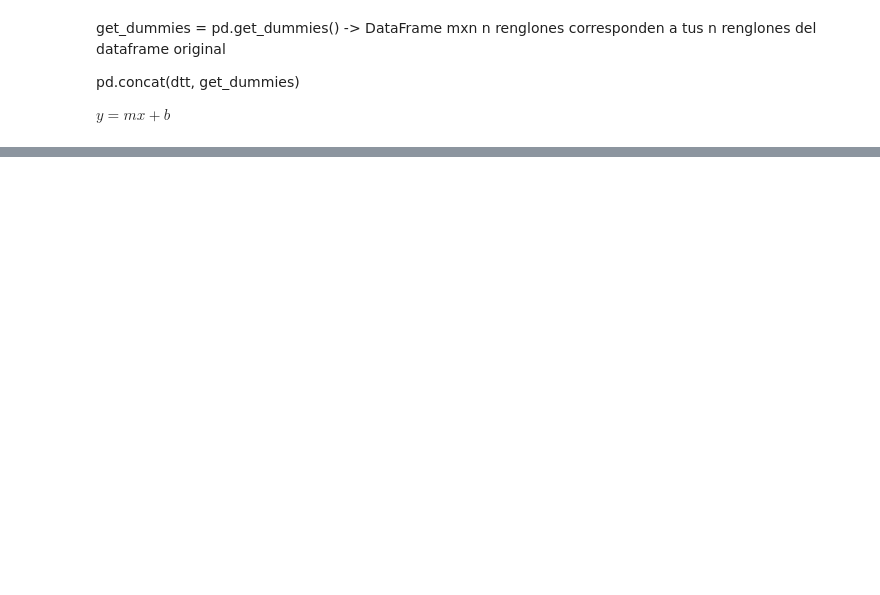
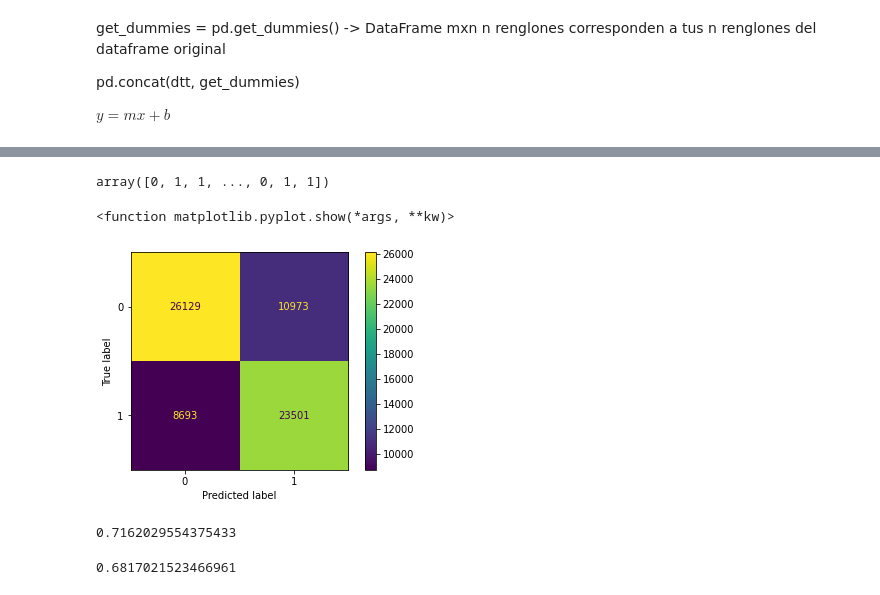
Before and after one commit to JulinkG/Modelos_supervisados_y_nosupervisados, a Jupyter notebook: ModeloS.ipynb, the cells around one changed output, grey strips where cells are left out. Cells and saved outputs as stored; diff of their text form; code cells hidden in the pictures; blank space fills up the shorter version.

```diff
--- a/ModeloS.ipynb
+++ b/ModeloS.ipynb
@@ -86,5 +72,5 @@ $y = mx+b$
 # %%
 #Primer paso: convertimos todas las variables categoricas a numéricas, quitando la columna precios y añadiendo variables dummies
 dtt_fin=dtt[['region','type','sqfeet','beds','baths','cats_allowed','dogs_allowed','smoking_allowed','wheelchair_access','electric_vehicle_charge','comes_furnished','category_prices']]
-dtt_fin['category_prices'].replace(['low', 'medium', 'high'], [1,2,3])
+dtt_fin['category_prices']=dtt_fin['category_prices'].replace(['low', 'medium', 'high'], [1,0,0])
 # %% [output]
@@ -121,2 +100,3 @@ from sklearn.model_selection import train_test_split
 # %%
-X_train, X_test, y_train, y_test = train_test_split(pd_final,y,test_size=0.3,random_state=8,shuffle=True)
+#Una vez obtenido el data frame final, lo separamos en test y train
+X_train, X_test, y_train, y_test = train_test_split(pd_final,y,test_size=0.2,random_state=8,shuffle=True)
@@ -148,0 +117,26 @@ array(['medium', 'low', 'low', ..., 'low', 'low', 'low'], dtype=object)
+# %%
+#Utilizamos el modelo en un predict
+y_predict=lr.predict(X_test)
+# %%
+y_predict
+# %% [output]
+array([0, 1, 1, ..., 0, 1, 1])
+# %%
+confusion_matrix=sklearn.metrics.confusion_matrix(y_test, y_predict,)
+# %%
+disp=sklearn.metrics.ConfusionMatrixDisplay(confusion_matrix)
+disp.plot()
+plt.show
+# %% [output]
+<function matplotlib.pyplot.show(*args, **kw)>
+[figure, added]
+# %%
+accuracy= (26129+23501)/(26129+10973+8693+23501)
+accuracy
+# %% [output]
+0.7162029554375433
+# %%
+recall = 23501/(23501+10973)
+recall
+# %% [output]
+0.6817021523466961
```
Also changed, not shown: parts of 15 cells of this notebook.
